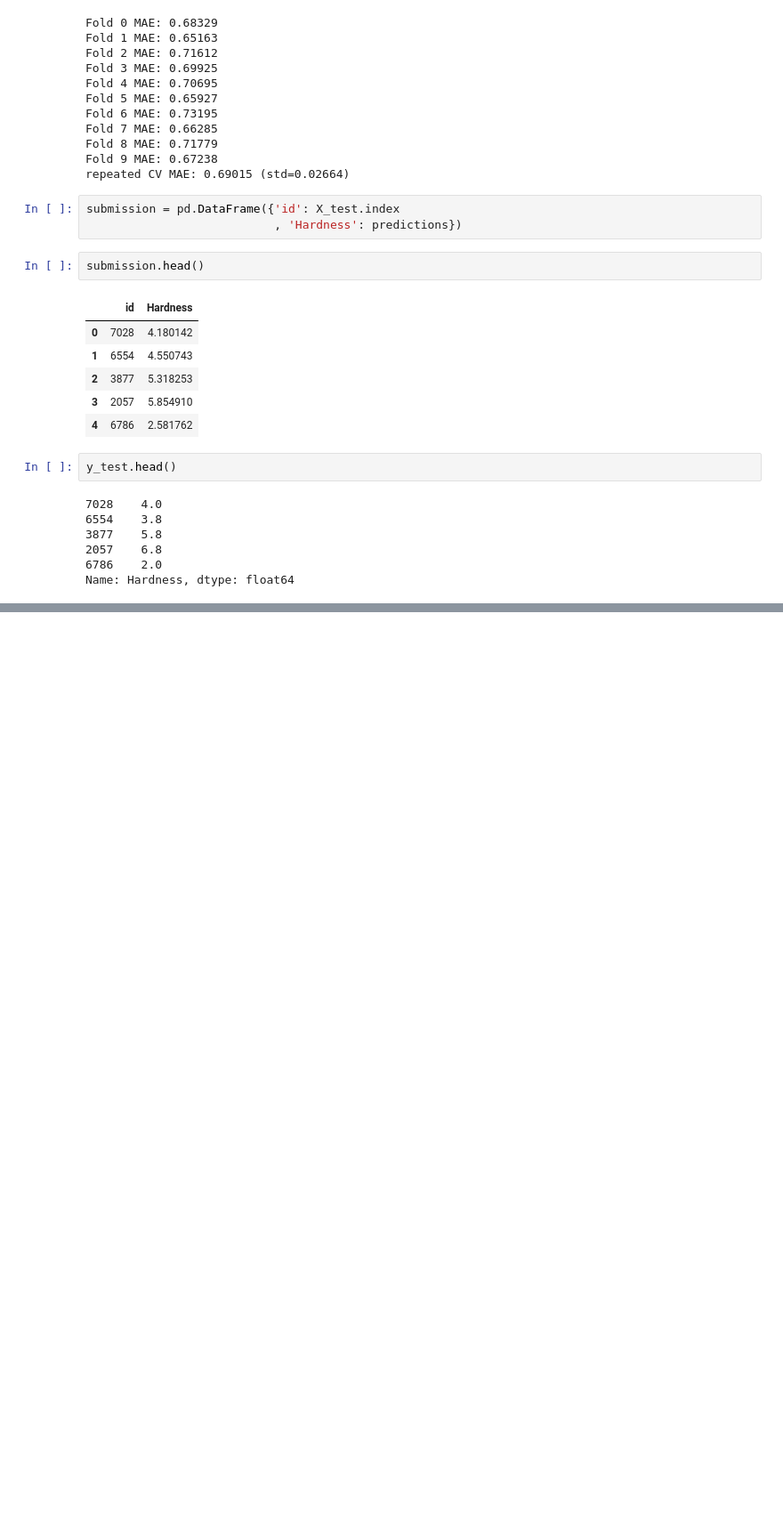
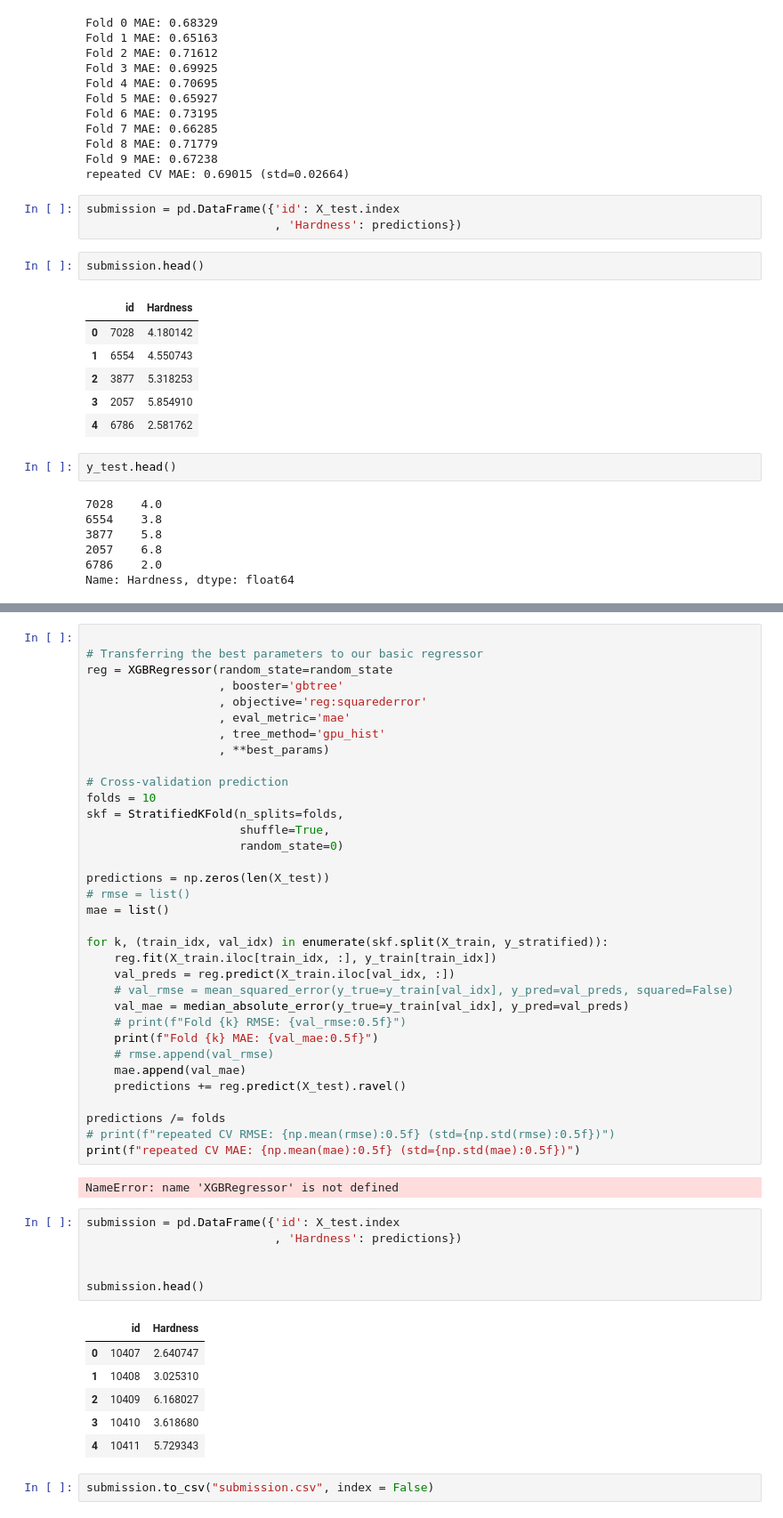
Before and after one commit to FreshOats/Mohs, a Jupyter notebook: Bayes_XGB.ipynb, the cells around one changed output, grey strips where cells are left out. Shown at 89% size. Cells and saved outputs as stored; diff of their text form; blank space fills up the shorter version.

```diff
--- a/Bayes_XGB.ipynb
+++ b/Bayes_XGB.ipynb
@@ -481,0 +567,51 @@ Name: Hardness, dtype: float64
+# %%
+
+# Transferring the best parameters to our basic regressor
+reg = XGBRegressor(random_state=random_state
+                   , booster='gbtree'
+                   , objective='reg:squarederror'
+                   , eval_metric='mae'
+                   , tree_method='gpu_hist'
+                   , **best_params)
+
+# Cross-validation prediction
+folds = 10
+skf = StratifiedKFold(n_splits=folds,
+                      shuffle=True,
+                      random_state=0)
+
+predictions = np.zeros(len(X_test))
+# rmse = list()
+mae = list()
+
+for k, (train_idx, val_idx) in enumerate(skf.split(X_train, y_stratified)):
+    reg.fit(X_train.iloc[train_idx, :], y_train[train_idx])
+    val_preds = reg.predict(X_train.iloc[val_idx, :])
+    # val_rmse = mean_squared_error(y_true=y_train[val_idx], y_pred=val_preds, squared=False)
+    val_mae = median_absolute_error(y_true=y_train[val_idx], y_pred=val_preds)
+    # print(f"Fold {k} RMSE: {val_rmse:0.5f}")
+    print(f"Fold {k} MAE: {val_mae:0.5f}")
+    # rmse.append(val_rmse)
+    mae.append(val_mae)
+    predictions += reg.predict(X_test).ravel()
+
+predictions /= folds
+# print(f"repeated CV RMSE: {np.mean(rmse):0.5f} (std={np.std(rmse):0.5f})")
+print(f"repeated CV MAE: {np.mean(mae):0.5f} (std={np.std(mae):0.5f})")
+# %% [output]
+NameError: name 'XGBRegressor' is not defined
+# %%
+submission = pd.DataFrame({'id': X_test.index
+                           , 'Hardness': predictions})
+
+
+submission.head()
+# %% [output]
+|  | id | Hardness |
+| 0 | 10407 | 2.640747 |
+| 1 | 10408 | 3.025310 |
+| 2 | 10409 | 6.168027 |
+| 3 | 10410 | 3.618680 |
+| 4 | 10411 | 5.729343 |
+# %%
+submission.to_csv("submission.csv", index = False)
```
Also changed, not shown: parts of 3 cells of this notebook, 2 other files.
